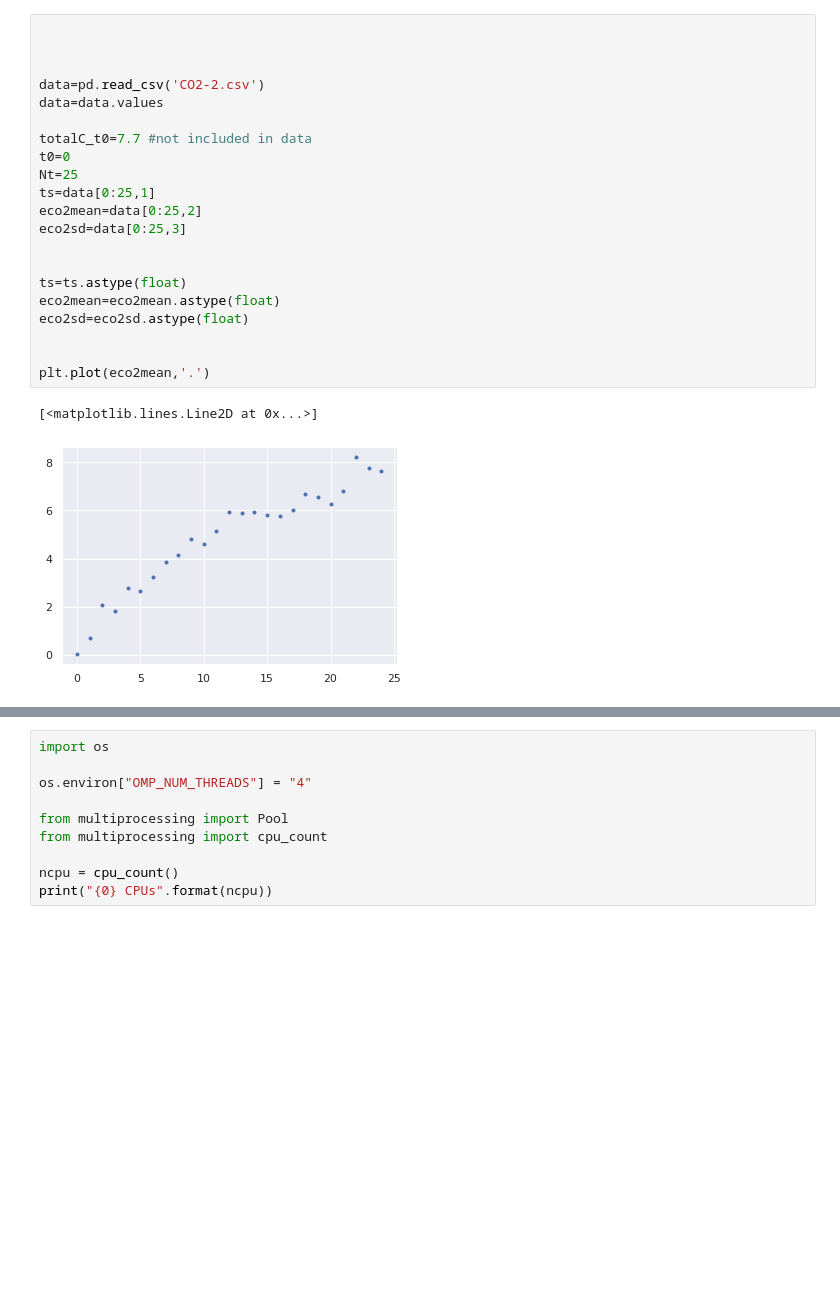
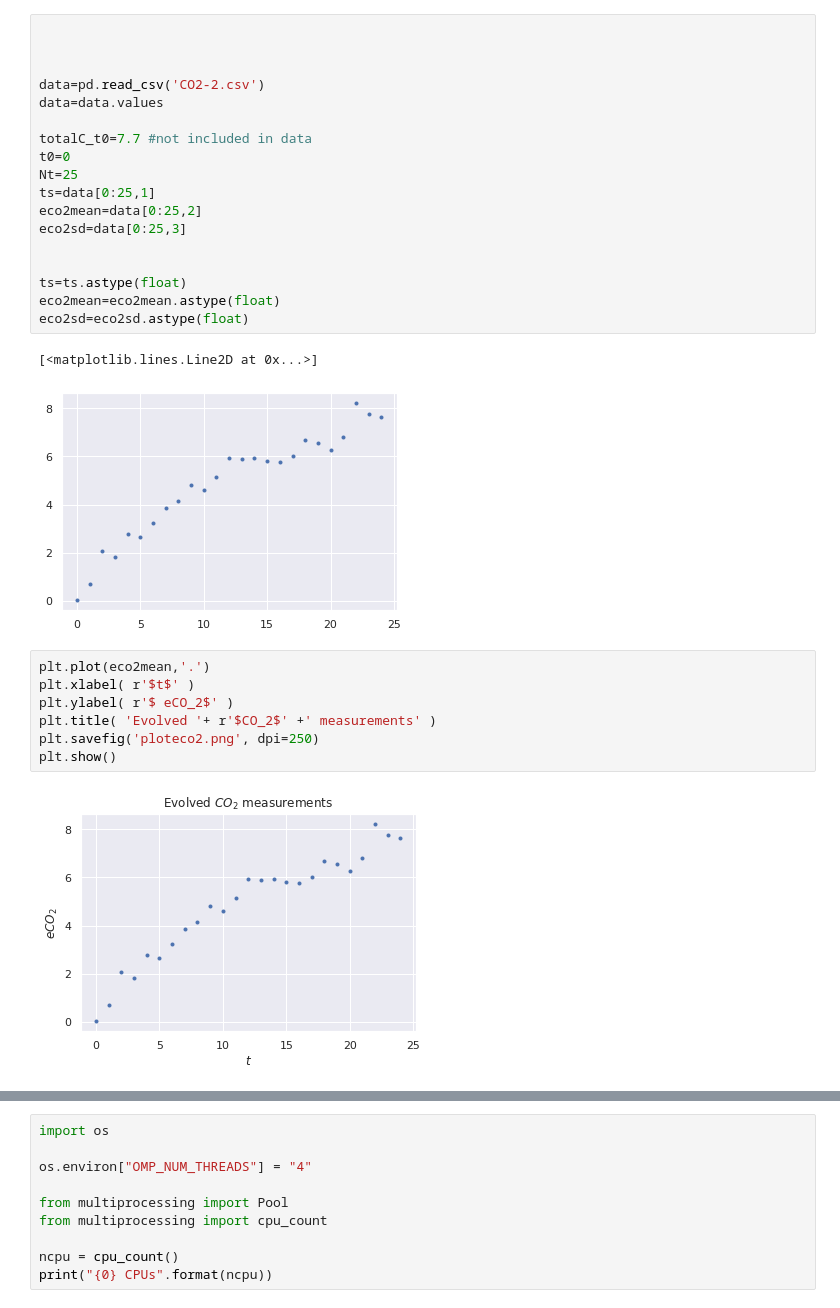
Before and after one commit to jear2412/BUQ-ODEsMCMC, a Jupyter notebook: SoilCarbonModelling-emcee.ipynb, the cells around one changed output, grey strips where cells are left out. Saved outputs shown, nothing was run; the diff lists cells and outputs as text; blank space fills up the shorter version.

```diff
--- a/SoilCarbonModelling-emcee.ipynb
+++ b/SoilCarbonModelling-emcee.ipynb
@@ -35,12 +64,18 @@ eco2sd=data[0:25,3]
 ts=ts.astype(float)
 eco2mean=eco2mean.astype(float)
 eco2sd=eco2sd.astype(float)
-
-
-plt.plot(eco2mean,'.')
 # %% [output]
 [<matplotlib.lines.Line2D at 0x...>]
 [figure]
+# %%
+plt.plot(eco2mean,'.')
+plt.xlabel( r'$t$' )
+plt.ylabel( r'$ eCO_2$' )
+plt.title( 'Evolved '+ r'$CO_2$' +' measurements' )
+plt.savefig('ploteco2.png', dpi=250)
+plt.show()
+# %% [output]
+[figure, added]
 # %%
 #Functions
 
```
Also changed, not shown: parts of 33 cells of this notebook.
